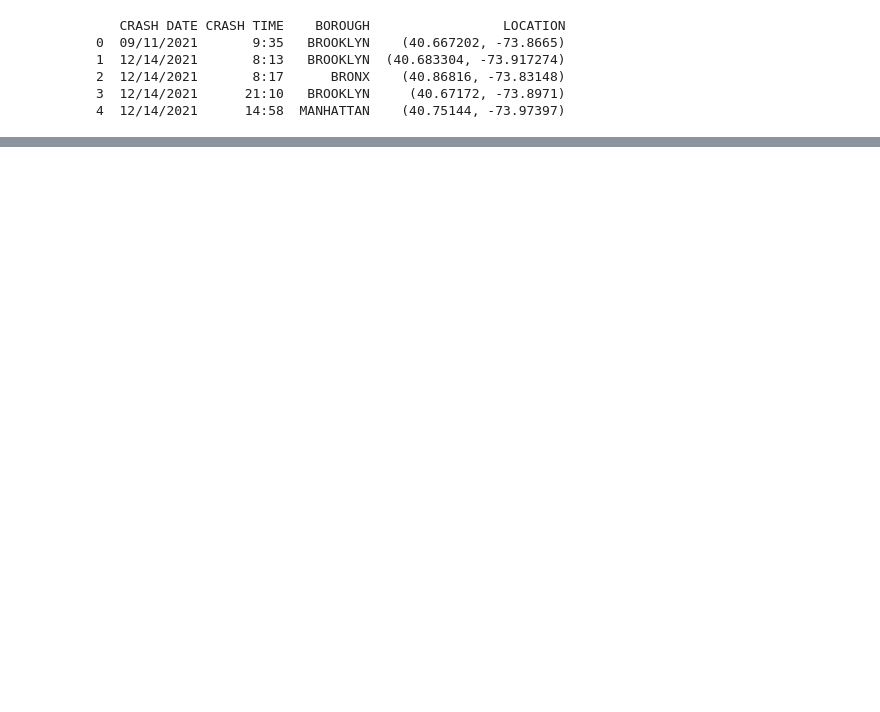
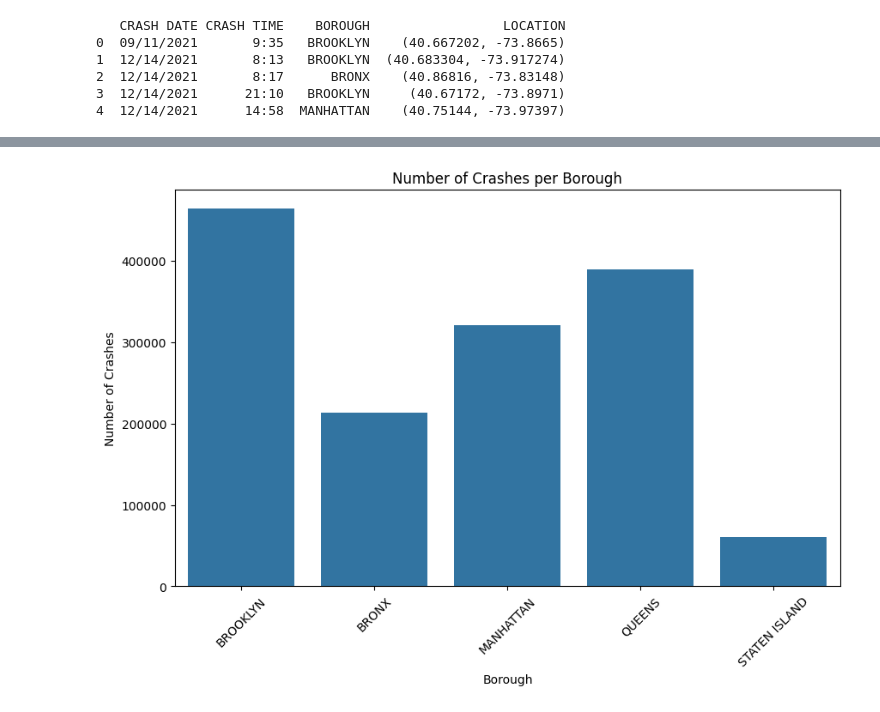
Before and after one commit to ragibasif/NYC-mvc-crashes, a Jupyter notebook: main.ipynb, the cells around one changed output, grey strips where cells are left out. Drawn from its saved outputs; the diff is of its cells as text; code cells hidden in the pictures; blank space fills up the shorter version.

```diff
--- a/main.ipynb
+++ b/main.ipynb
@@ -1,11 +42,11 @@
 # %%
-import pandas as pd
+data = "data/clean/mvc_crashes.csv"
+# Read the CSV file
+df = pd.read_csv(data)
 
-
-# Read the CSV file
-df = pd.read_csv('data/clean/mvc_crashes.csv')
 # Display the first few rows
 print(df.head())
+# prints: CRASH DATE, CRASH TIME, BOROUGH, LOCATION
 # %% [output]
    CRASH DATE CRASH TIME    BOROUGH                 LOCATION
 0  09/11/2021       9:35   BROOKLYN    (40.667202, -73.8665)
@@ -15,0 +66,10 @@ print(df.head())
+# %%
+# Extract latitude and longitude
+df[['LATITUDE', 'LONGITUDE']] = df['LOCATION'].str.extract(r'\((.*),\s*(.*)\)')
+
+# Convert latitude and longitude to numeric values
+df['LATITUDE'] = pd.to_numeric(df['LATITUDE'])
+df['LONGITUDE'] = pd.to_numeric(df['LONGITUDE'])
+
+# Check the DataFrame
+print(df.head())
@@ -15,0 +90,14 @@ print(df.head())
+# %%
+import seaborn as sb
+import matplotlib.pyplot as plt
+
+# Plot the number of crashes per borough
+plt.figure(figsize=(10, 6))
+sb.countplot(x='BOROUGH', data=df)
+plt.title('Number of Crashes per Borough')
+plt.xlabel('Borough')
+plt.ylabel('Number of Crashes')
+plt.xticks(rotation=45)
+plt.show()
+# %% [output]
+[figure, added]
```
Also changed, not shown: parts of 41 cells of this notebook, 1 other file.
